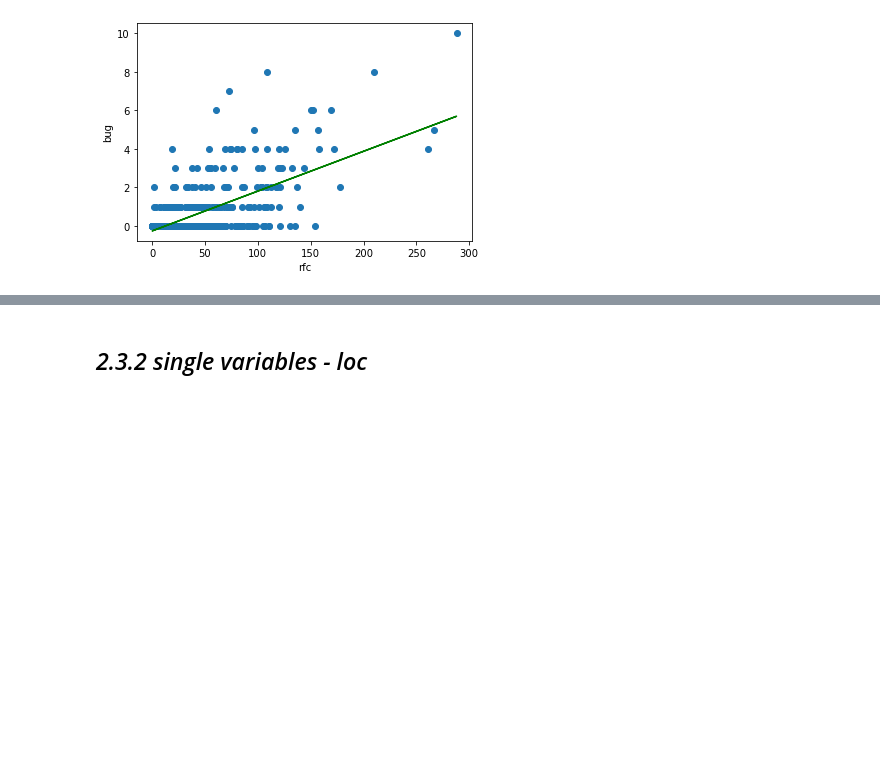
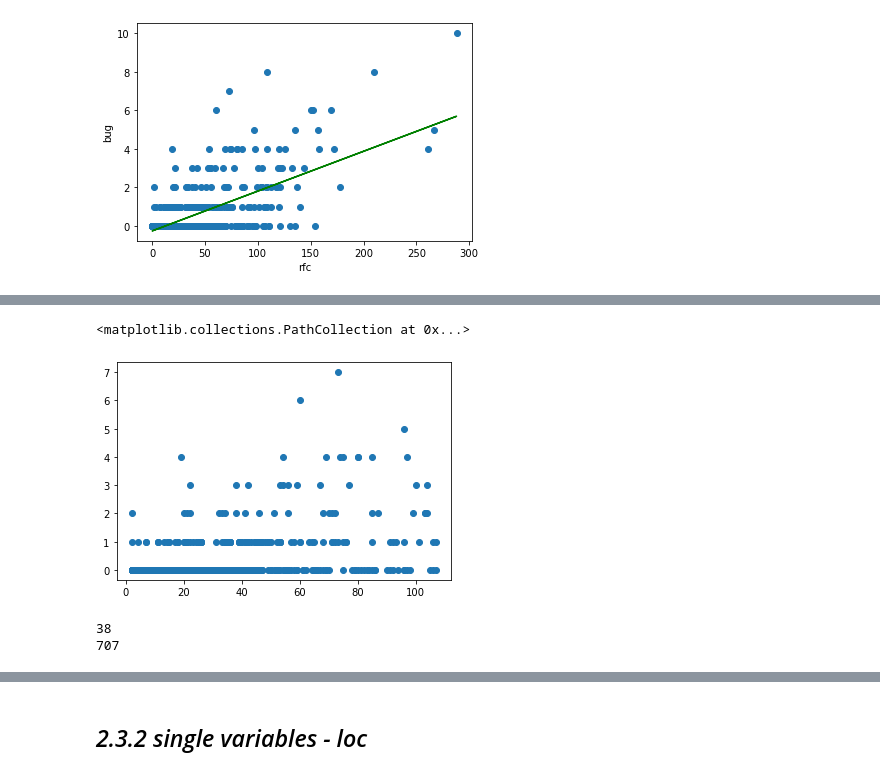
Before and after one commit to francobelloni85/UniSoftwareQualityExam, a Jupyter notebook: SoftwareQualityExam.ipynb, the cells around one changed output, grey strips where cells are left out. Saved outputs shown, nothing was run; the diff lists cells and outputs as text; code cells hidden in the pictures; blank space fills up the shorter version.

Commit message:
[ADD] Outlier detection - percentile

```diff
--- a/SoftwareQualityExam.ipynb
+++ b/SoftwareQualityExam.ipynb
@@ -282,0 +286,3 @@ slope: 0.02065584634218019
+# %%
+max_thresold = data["rfc"].quantile(0.95)
+max_thresold
@@ -282,0 +291,3 @@ slope: 0.02065584634218019
+# %%
+min_thresold = data["rfc"].quantile(0.05)
+min_thresold
@@ -282,0 +296,7 @@ slope: 0.02065584634218019
+# %%
+outlier_max = data["rfc"]> max_thresold
+outlier_min = data["rfc"]< min_thresold
+new_data_frame = pd.DataFrame({'rfc': data["rfc"], 'bug': data["bug"], "outlier_max": outlier_max, "outlier_min": outlier_min})
+new_data_frame = new_data_frame[new_data_frame['outlier_max'] == 0]
+new_data_frame = new_data_frame[new_data_frame['outlier_min'] == 0]
+print(new_data_frame)
@@ -282,0 +318,16 @@ slope: 0.02065584634218019
+# %%
+plt.scatter(new_data_frame["rfc"], new_data_frame["bug"])
+# %% [output]
+<matplotlib.collections.PathCollection at 0x...>
+[figure, added]
+# %%
+outlier_1 = data["rfc"] > max_thresold
+outlier_1
+outlier_2 = data["rfc"] <= max_thresold
+outlier_2
+
+print(np.count_nonzero(outlier_1))
+print(np.count_nonzero(outlier_2))
+# %% [output]
+38
+707
```
Also changed, not shown: parts of 5 cells of this notebook.
